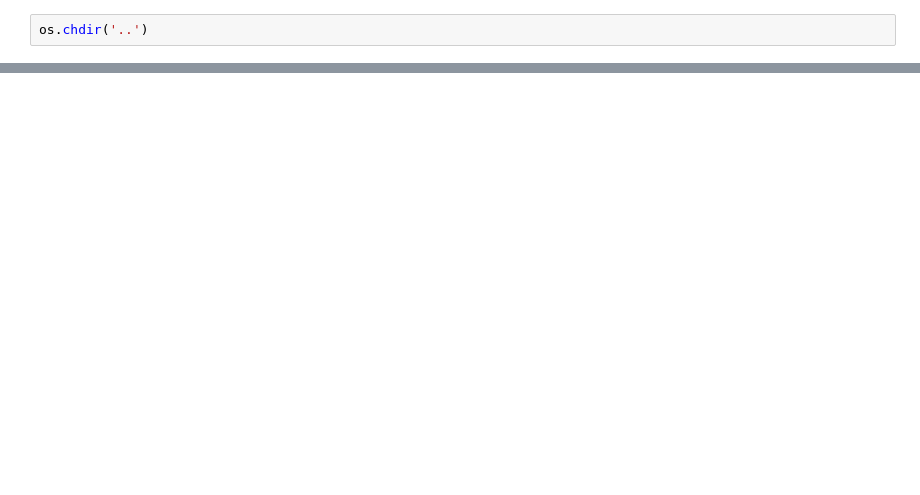
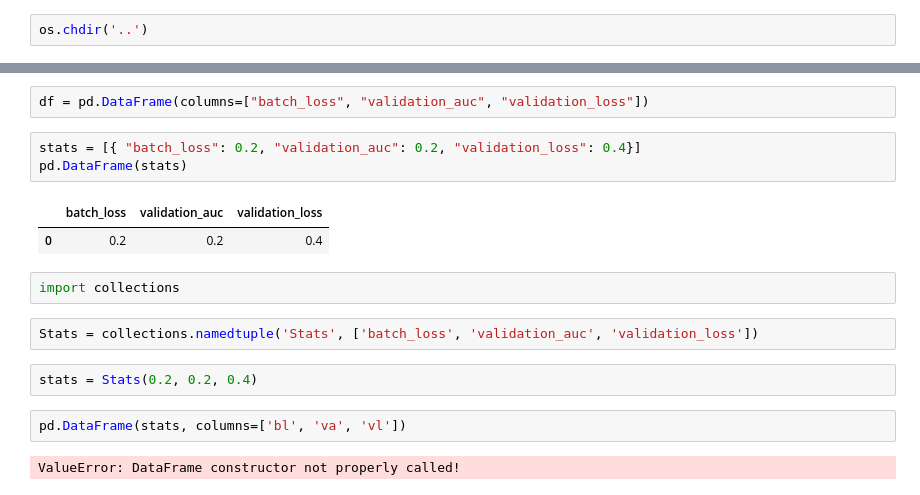
Before and after one commit to habbes/chest-xrays, a Jupyter notebook: src/habbes-tinker.ipynb, the cells around one changed output, grey strips where cells are left out. Saved outputs shown, nothing was run; the diff lists cells and outputs as text; blank space fills up the shorter version.

```diff
--- a/src/habbes-tinker.ipynb
+++ b/src/habbes-tinker.ipynb
@@ -43,0 +124,18 @@ TypeError: '<' not supported between instances of 'dict' and 'float'
+# %%
+df = pd.DataFrame(columns=["batch_loss", "validation_auc", "validation_loss"])
+# %%
+stats = [{ "batch_loss": 0.2, "validation_auc": 0.2, "validation_loss": 0.4}]
+pd.DataFrame(stats)
+# %% [output]
+|  | batch_loss | validation_auc | validation_loss |
+| 0 | 0.2 | 0.2 | 0.4 |
+# %%
+import collections
+# %%
+Stats = collections.namedtuple('Stats', ['batch_loss', 'validation_auc', 'validation_loss'])
+# %%
+stats = Stats(0.2, 0.2, 0.4)
+# %%
+pd.DataFrame(stats, columns=['bl', 'va', 'vl'])
+# %% [output]
+ValueError: DataFrame constructor not properly called!
```
Also changed, not shown: parts of 7 cells of this notebook, 5 other files.
